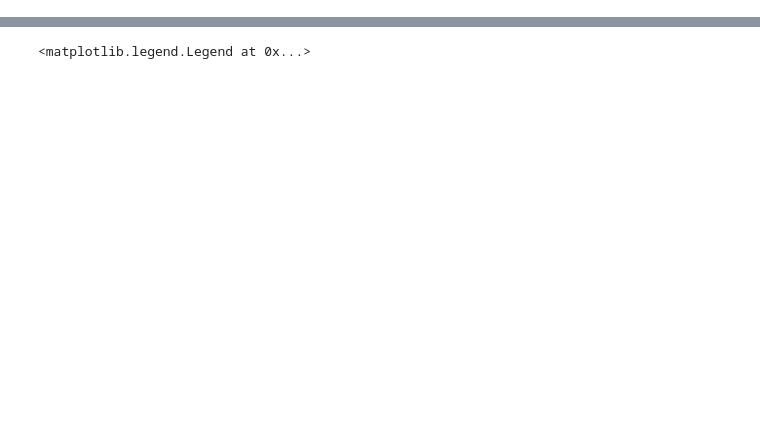
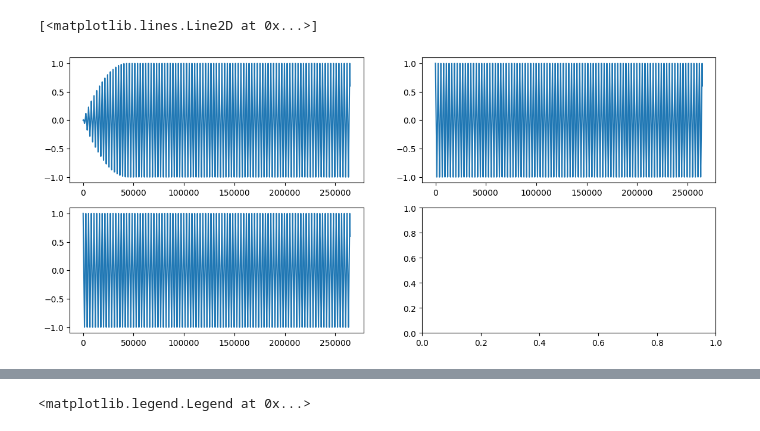
Before and after one commit to grfreitas/Synth-Oni, a Jupyter notebook: sandbox.ipynb, the cells around one changed output, grey strips where cells are left out. Drawn from its saved outputs; the diff is of its cells as text; code cells hidden in the pictures; blank space fills up the shorter version.

```diff
--- a/sandbox.ipynb
+++ b/sandbox.ipynb
@@ -11,0 +23,23 @@ t4 = SawTooth(frequency=5, duration=1)
+# %%
+envelope = Envelope(
+    attackTime=1,
+    decayTime=1,
+    sustainLevel=.5,
+    releaseTime=1,
+    duration=2
+)
+# %%
+a_t1 = envelope._apply_attack(t1)
+d_t1 = envelope._apply_decay(t1)
+s_t1 = envelope._apply_sustain(t1)
+# r_t1 = envelope._apply_release(t1)
+# %%
+fig, ((ax1, ax2), (ax3, ax4)) = plt.subplots(2, 2, figsize=(14, 6))
+
+ax1.plot(a_t1)
+ax2.plot(d_t1)
+ax3.plot(s_t1)
+# ax4.plot(r_t1)
+# %% [output]
+[<matplotlib.lines.Line2D at 0x...>]
+[figure, added]
```
Also changed, not shown: parts of 8 cells of this notebook, 1 other file.
